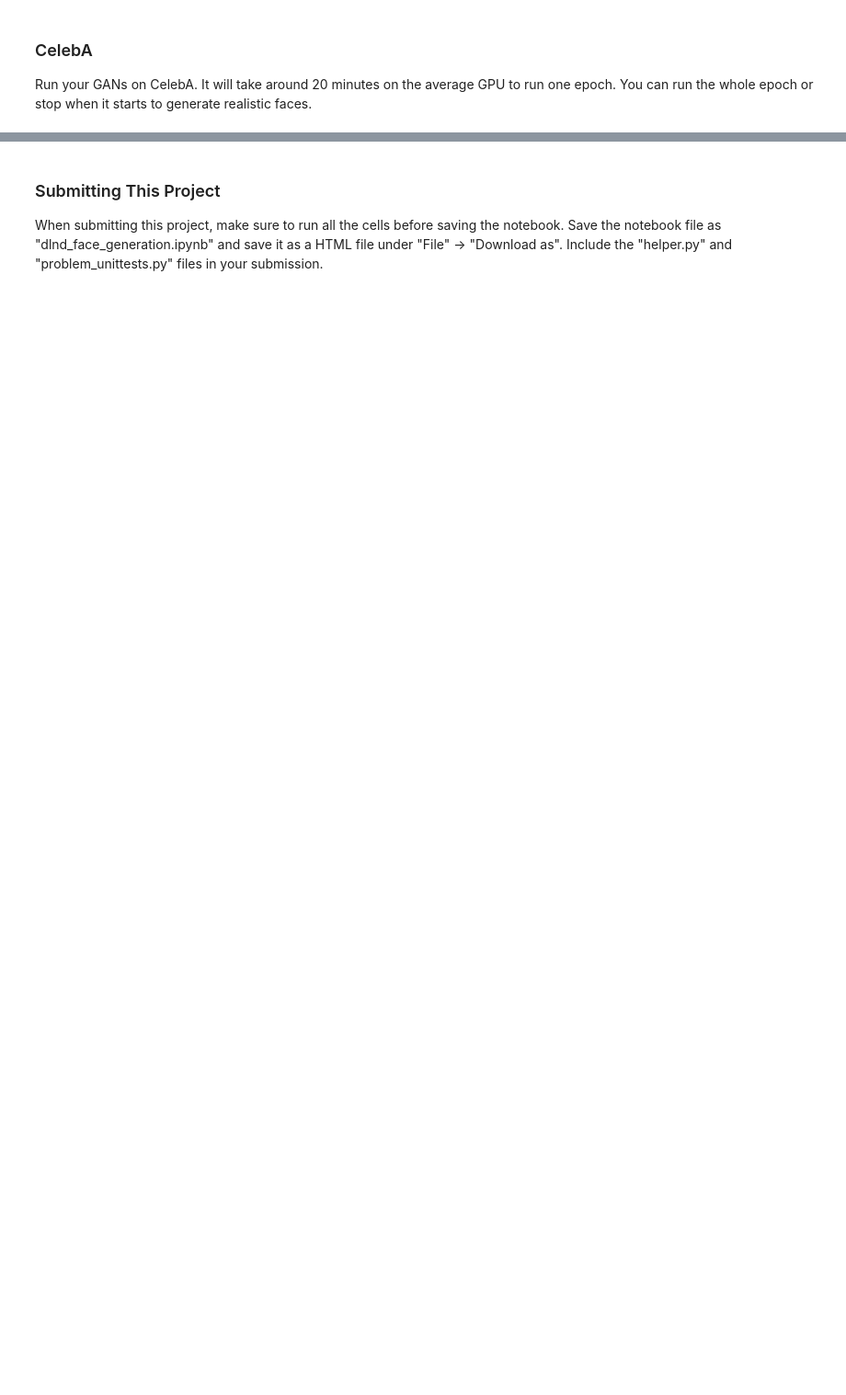
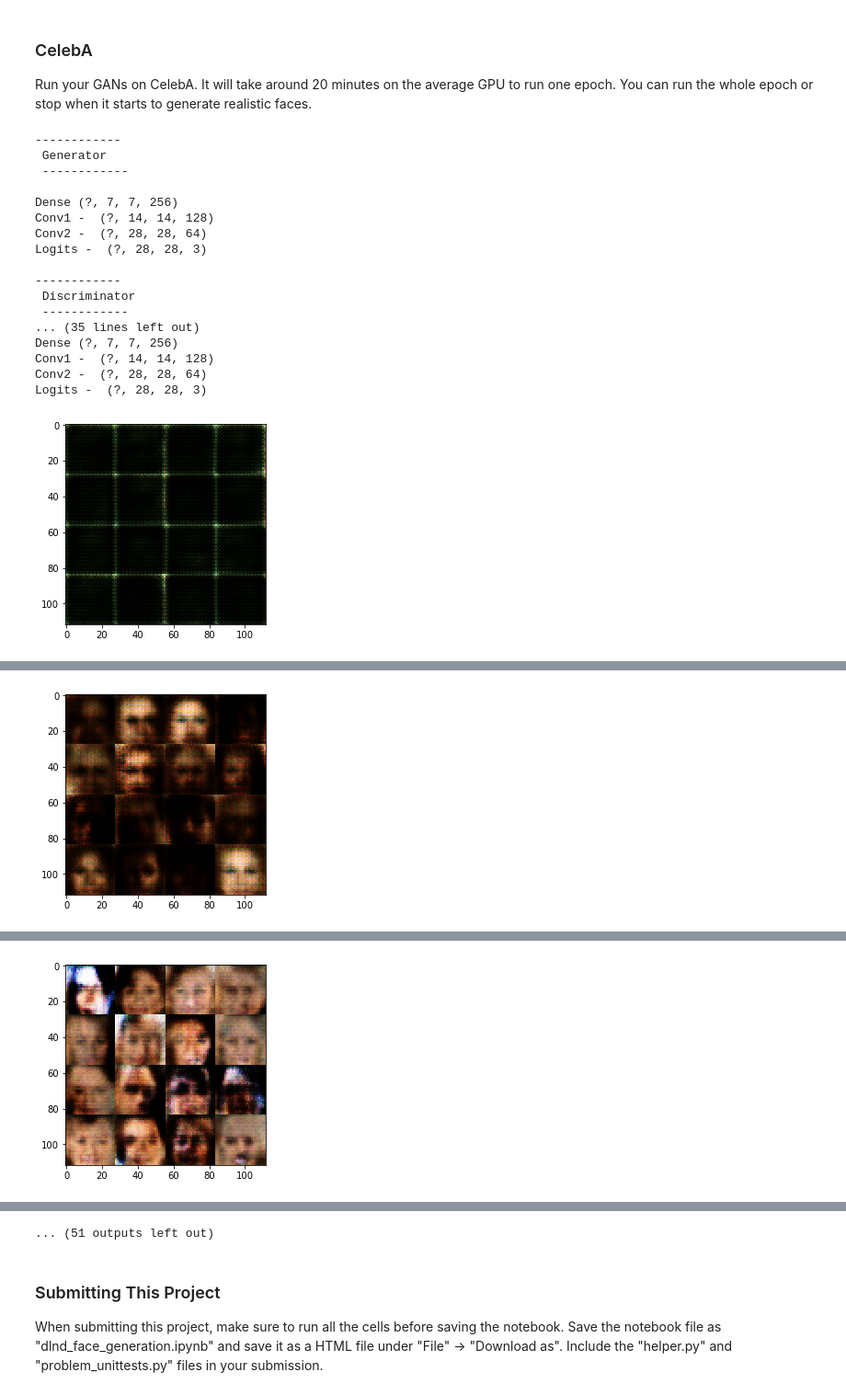
Before and after one commit to ajmaradiaga/dlnd-face-generation, a Jupyter notebook: dlnd_face_generation.ipynb, the cells around one changed output, grey strips where cells are left out. Shown at 92% size. Drawn from its saved outputs; the diff is of its cells as text; code cells hidden in the pictures; blank space fills up the shorter version.

```diff
--- a/dlnd_face_generation.ipynb
+++ b/dlnd_face_generation.ipynb
@@ -435,18 +613,38 @@ with tf.Graph().as_default():
 ### CelebA
 Run your GANs on CelebA.  It will take around 20 minutes on the average GPU to run one epoch.  You can run the whole epoch or stop when it starts to generate realistic faces.
 # %%
-batch_size = None
-z_dim = None
-learning_rate = None
-beta1 = None
+batch_size = 64
+z_dim = 100
+learning_rate = 0.0004
+beta1 = 0.5
+alpha = 0.01
 
 
 """
 DON'T MODIFY ANYTHING IN THIS CELL THAT IS BELOW THIS LINE
 """
 epochs = 1
 
 celeba_dataset = helper.Dataset('celeba', glob(os.path.join(data_dir, 'img_align_celeba/*.jpg')))
 with tf.Graph().as_default():
     train(epochs, batch_size, z_dim, learning_rate, beta1, celeba_dataset.get_batches,
-          celeba_dataset.shape, celeba_dataset.image_mode)
+          celeba_dataset.shape, celeba_dataset.image_mode, alpha=alpha)
+# %% [output]
+------------
+ Generator
+ ------------
+
+Dense (?, 7, 7, 256)
+Conv1 -  (?, 14, 14, 128)
+Conv2 -  (?, 28, 28, 64)
+Logits -  (?, 28, 28, 3)
+
+------------
+ Discriminator
+ ------------
+... (35 lines left out)
+Dense (?, 7, 7, 256)
+Conv1 -  (?, 14, 14, 128)
+Conv2 -  (?, 28, 28, 64)
+Logits -  (?, 28, 28, 3)
+[figure, added]
@@ -452,0 +669 @@ with tf.Graph().as_default():
+[figure, added]
@@ -452,0 +688 @@ with tf.Graph().as_default():
+[figure, added]
@@ -453,3 +746,4 @@ with tf.Graph().as_default():
+... (51 outputs left out)
 # %% [markdown]
 ### Submitting This Project
 When submitting this project, make sure to run all the cells before saving the notebook. Save the notebook file as "dlnd_face_generation.ipynb" and save it as a HTML file under "File" -> "Download as". Include the "helper.py" and "problem_unittests.py" files in your submission.
```
Also changed, not shown: parts of 12 cells of this notebook.
